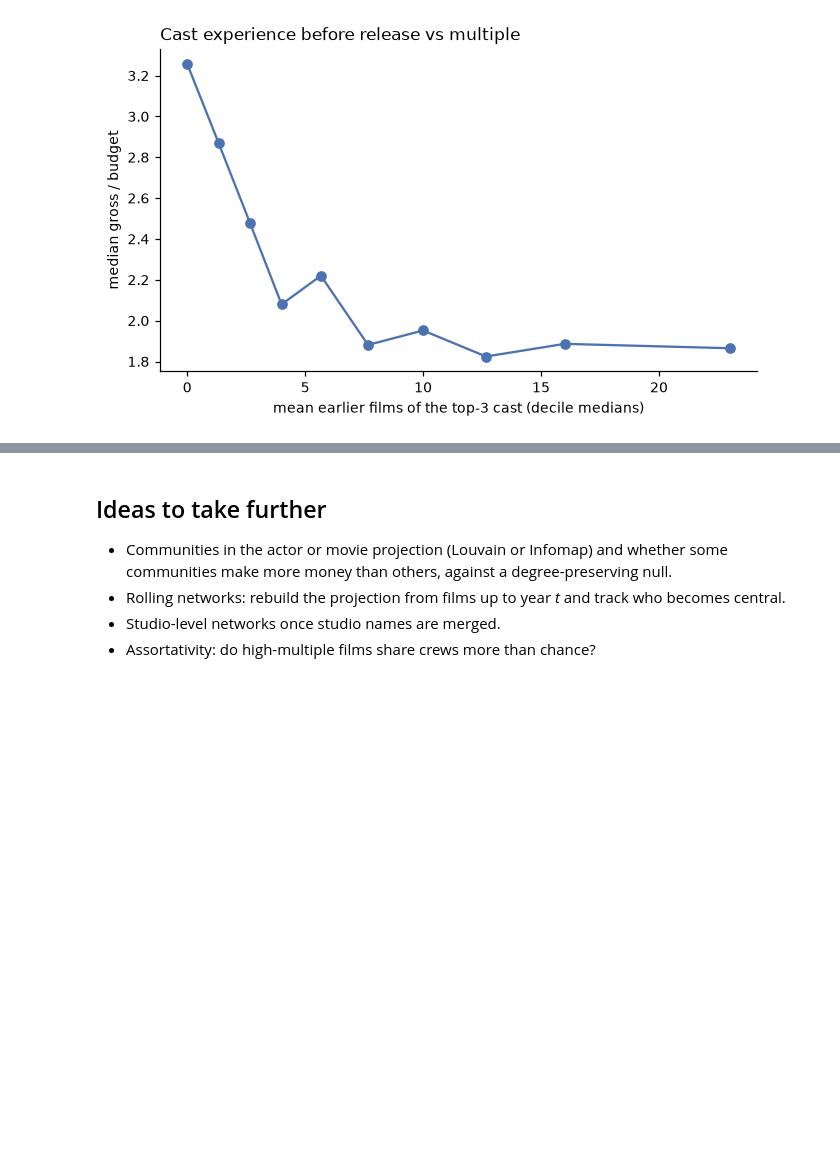
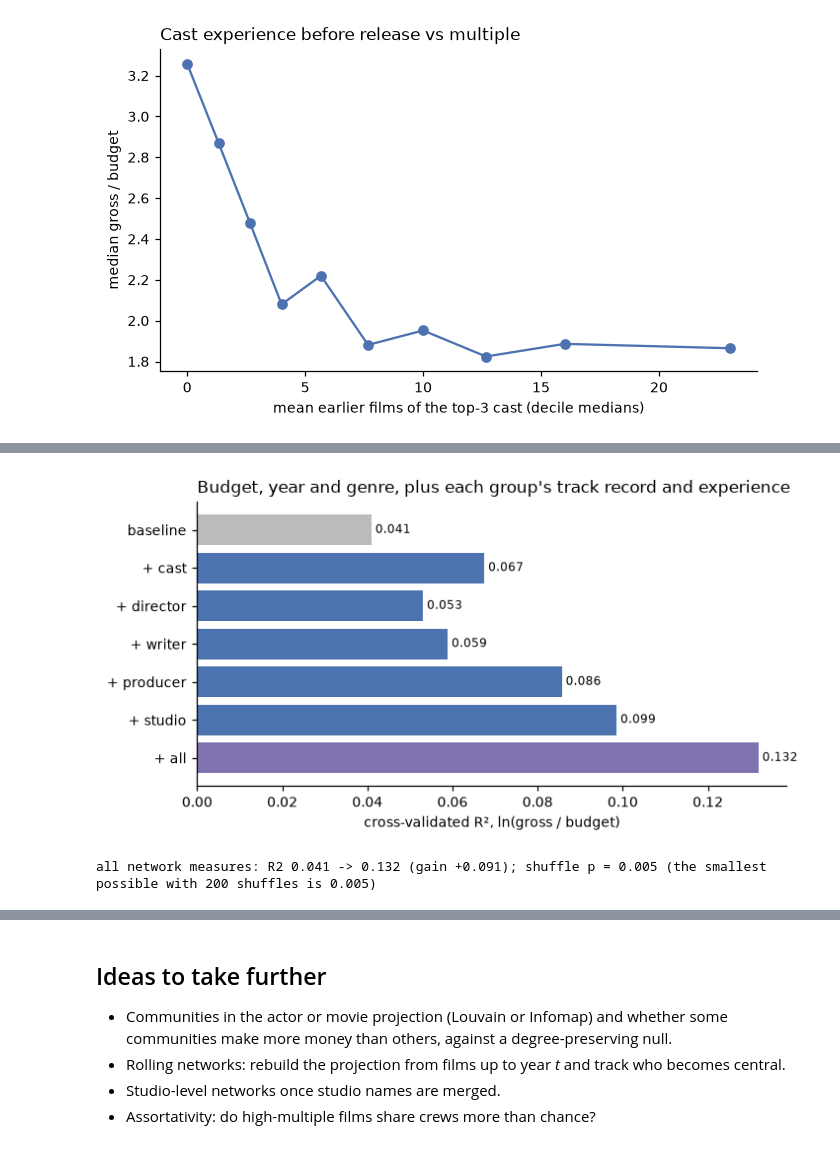
Before and after one commit to angelabuxo/IMDb-movie-success, a Jupyter notebook: notebooks/movie_graph.ipynb, the cells around one changed output, grey strips where cells are left out. Cells and saved outputs as stored; diff of their text form; code cells hidden in the pictures; blank space fills up the shorter version.

```diff
--- a/notebooks/movie_graph.ipynb
+++ b/notebooks/movie_graph.ipynb
@@ -203,0 +312,45 @@ plt.show()
+# %%
+gen = d.genres.fillna("").str.get_dummies(sep=",")
+gen = gen[[g for g in gen if gen[g].sum() >= 50]]
+X = d[NF.columns].copy()
+for c in NF.columns:
+    if X[c].isna().any():
+        X[c + "_missing"] = X[c].isna().astype(float)
+        X[c] = X[c].fillna(d.log_mult.mean() if c.endswith("_track") else 0)
+
+def cv_r2(Xm, y, seed):
+    s = []
+    for tr, te in KFold(5, shuffle=True, random_state=seed).split(Xm):
+        m = make_pipeline(StandardScaler(), RidgeCV(alphas=np.logspace(-2, 4, 25))).fit(Xm[tr], y[tr])
+        s.append(r2_score(y[te], m.predict(Xm[te])))
+    return float(np.mean(s))
+def r2(frame, cols=None):
+    y = frame.log_mult.values
+    base = np.column_stack([frame.log_budget, frame.year, gen.loc[frame.index].values])
+    Xm = base if cols is None else np.column_stack([base, X.loc[frame.index, cols].values])
+    return float(np.mean([cv_r2(Xm, y, SEED + r) for r in range(10)]))
+
+blocks = {"baseline": None}
+for g in ["cast", "director", "writer", "producer", "studio"]:
+    blocks[f"+ {g}"] = [c for c in X if c.startswith(g)]
+blocks["+ all"] = list(X.columns)
+R2 = pd.Series({k: r2(d, v) for k, v in blocks.items()})
+
+rng = np.random.default_rng(SEED); y = d.log_mult.values
+base = np.column_stack([d.log_budget, d.year, gen.values])
+null = [cv_r2(np.column_stack([base, X.values[rng.permutation(len(y))]]), y, SEED) - cv_r2(base, y, SEED) for _ in range(200)]
+gain = R2["+ all"] - R2["baseline"]
+p_shuffle = (1 + sum(n >= gain for n in null)) / 201
+
+fig, ax = plt.subplots(figsize=(7, 3.4))
+ax.barh(R2.index[::-1], R2.values[::-1], color=["#8172b2"] + ["#4c72b0"] * 5 + ["#bbbbbb"])
+for i, v in enumerate(R2.values[::-1]):
+    ax.text(v, i, f" {v:.3f}", va="center", fontsize=8)
+ax.set_xlabel("cross-validated R², ln(gross / budget)")
+ax.set_title("Budget, year and genre, plus each group's track record and experience", loc="left")
+plt.show()
+print(f"all network measures: R2 {R2['baseline']:.3f} -> {R2['+ all']:.3f} (gain {gain:+.3f}); "
+      f"shuffle p = {p_shuffle:.3f} (the smallest possible with 200 shuffles is {1 / 201:.3f})")
+# %% [output]
+[figure, added]
+all network measures: R2 0.041 -> 0.132 (gain +0.091); shuffle p = 0.005 (the smallest possible with 200 shuffles is 0.005)
```
Also changed, not shown: parts of 14 cells of this notebook.
